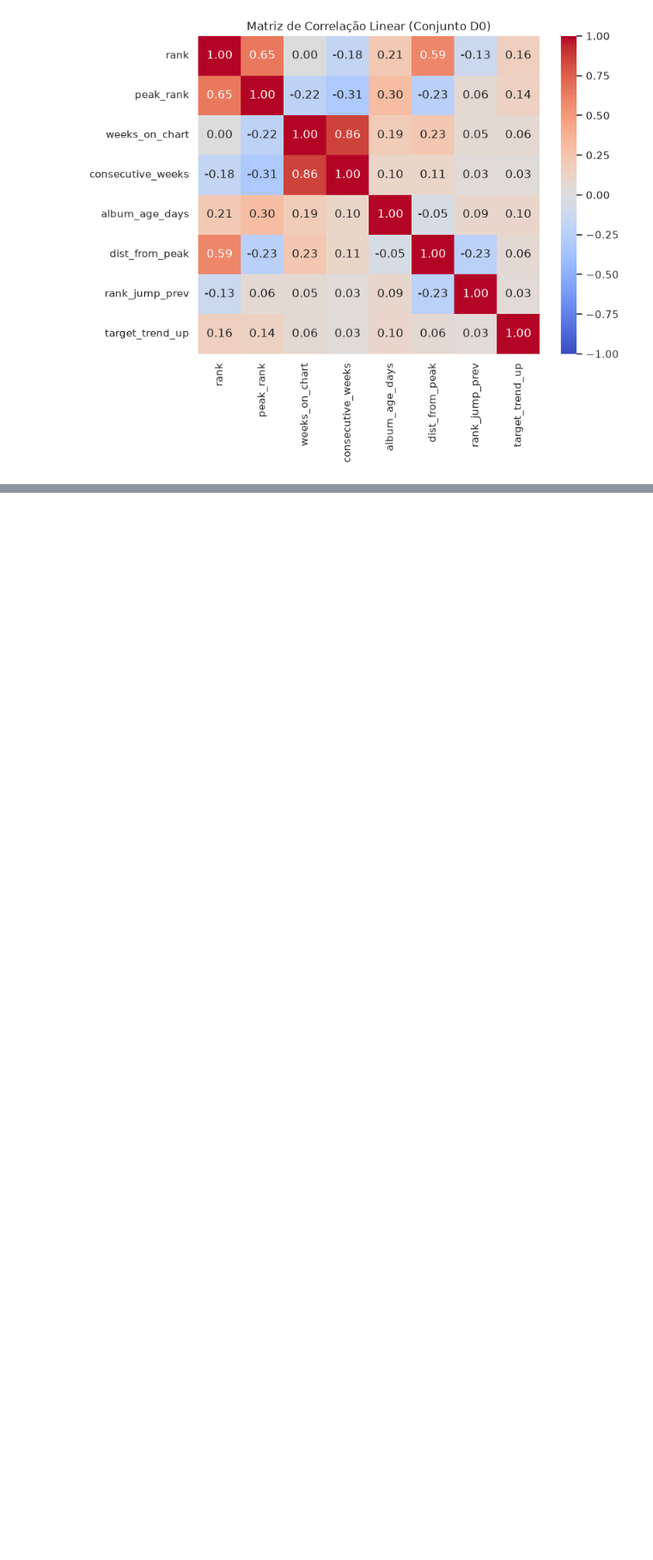
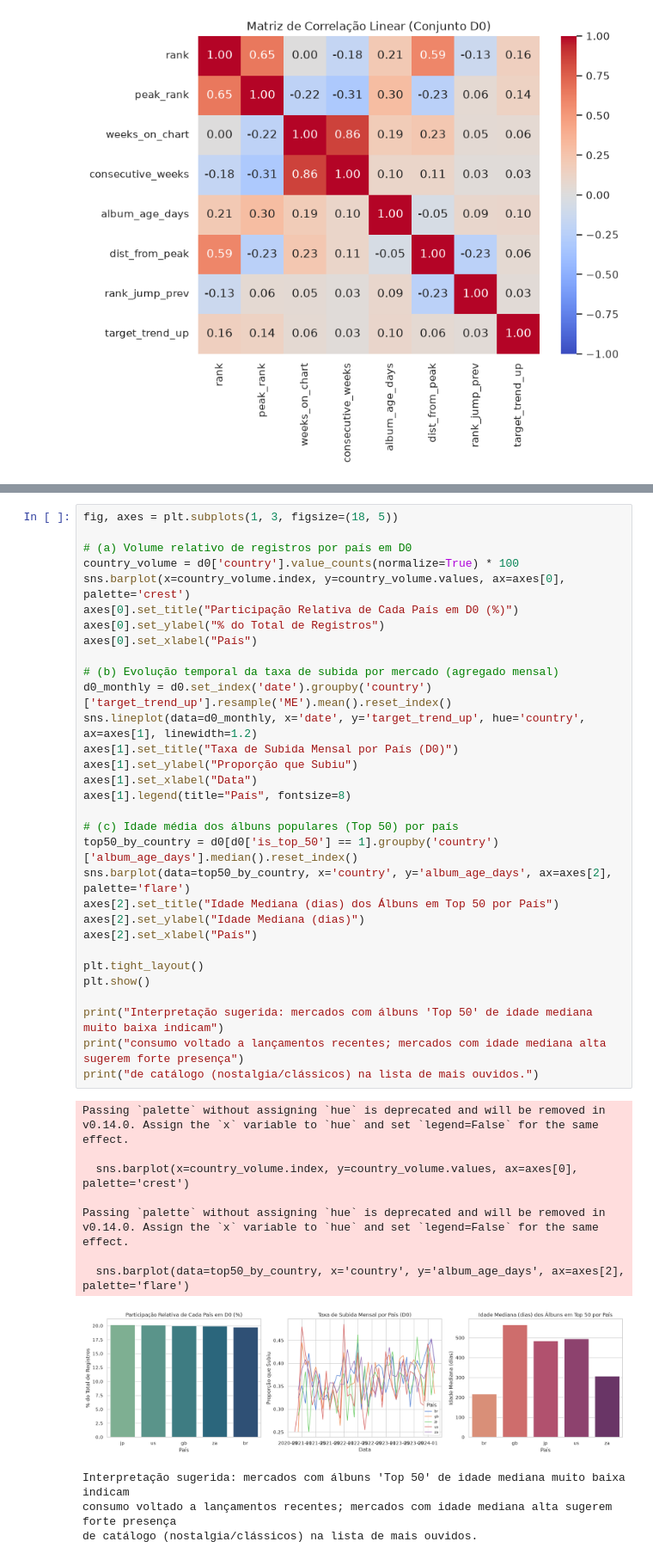
Before and after one commit to nuno-m-abilio/spotify-charts-ml, a Jupyter notebook: notebooks/02_exploratory_data_analysis.ipynb, the cells around one changed output, grey strips where cells are left out. Shown at 86% size. Cells and saved outputs as stored; diff of their text form; blank space fills up the shorter version.

```diff
--- a/notebooks/02_exploratory_data_analysis.ipynb
+++ b/notebooks/02_exploratory_data_analysis.ipynb
@@ -196,0 +204,43 @@ plt.show()
+# %%
+fig, axes = plt.subplots(1, 3, figsize=(18, 5))
+
+# (a) Volume relativo de registros por país em D0
+country_volume = d0['country'].value_counts(normalize=True) * 100
+sns.barplot(x=country_volume.index, y=country_volume.values, ax=axes[0], palette='crest')
+axes[0].set_title("Participação Relativa de Cada País em D0 (%)")
+axes[0].set_ylabel("% do Total de Registros")
+axes[0].set_xlabel("País")
+
+# (b) Evolução temporal da taxa de subida por mercado (agregado mensal)
+d0_monthly = d0.set_index('date').groupby('country')['target_trend_up'].resample('ME').mean().reset_index()
+sns.lineplot(data=d0_monthly, x='date', y='target_trend_up', hue='country', ax=axes[1], linewidth=1.2)
+axes[1].set_title("Taxa de Subida Mensal por País (D0)")
+axes[1].set_ylabel("Proporção que Subiu")
+axes[1].set_xlabel("Data")
+axes[1].legend(title="País", fontsize=8)
+
+# (c) Idade média dos álbuns populares (Top 50) por país
+top50_by_country = d0[d0['is_top_50'] == 1].groupby('country')['album_age_days'].median().reset_index()
+sns.barplot(data=top50_by_country, x='country', y='album_age_days', ax=axes[2], palette='flare')
+axes[2].set_title("Idade Mediana (dias) dos Álbuns em Top 50 por País")
+axes[2].set_ylabel("Idade Mediana (dias)")
+axes[2].set_xlabel("País")
+
+plt.tight_layout()
+plt.show()
+
+print("Interpretação sugerida: mercados com álbuns 'Top 50' de idade mediana muito baixa indicam")
+print("consumo voltado a lançamentos recentes; mercados com idade mediana alta sugerem forte presença")
+print("de catálogo (nostalgia/clássicos) na lista de mais ouvidos.")
+# %% [output]
+Passing `palette` without assigning `hue` is deprecated and will be removed in v0.14.0. Assign the `x` variable to `hue` and set `legend=False` for the same effect.
+
+  sns.barplot(x=country_volume.index, y=country_volume.values, ax=axes[0], palette='crest')
+
+Passing `palette` without assigning `hue` is deprecated and will be removed in v0.14.0. Assign the `x` variable to `hue` and set `legend=False` for the same effect.
+
+  sns.barplot(data=top50_by_country, x='country', y='album_age_days', ax=axes[2], palette='flare')
+[figure, added]
+Interpretação sugerida: mercados com álbuns 'Top 50' de idade mediana muito baixa indicam
+consumo voltado a lançamentos recentes; mercados com idade mediana alta sugerem forte presença
+de catálogo (nostalgia/clássicos) na lista de mais ouvidos.
```
Also changed, not shown: parts of 4 cells of this notebook, 6 other files.
